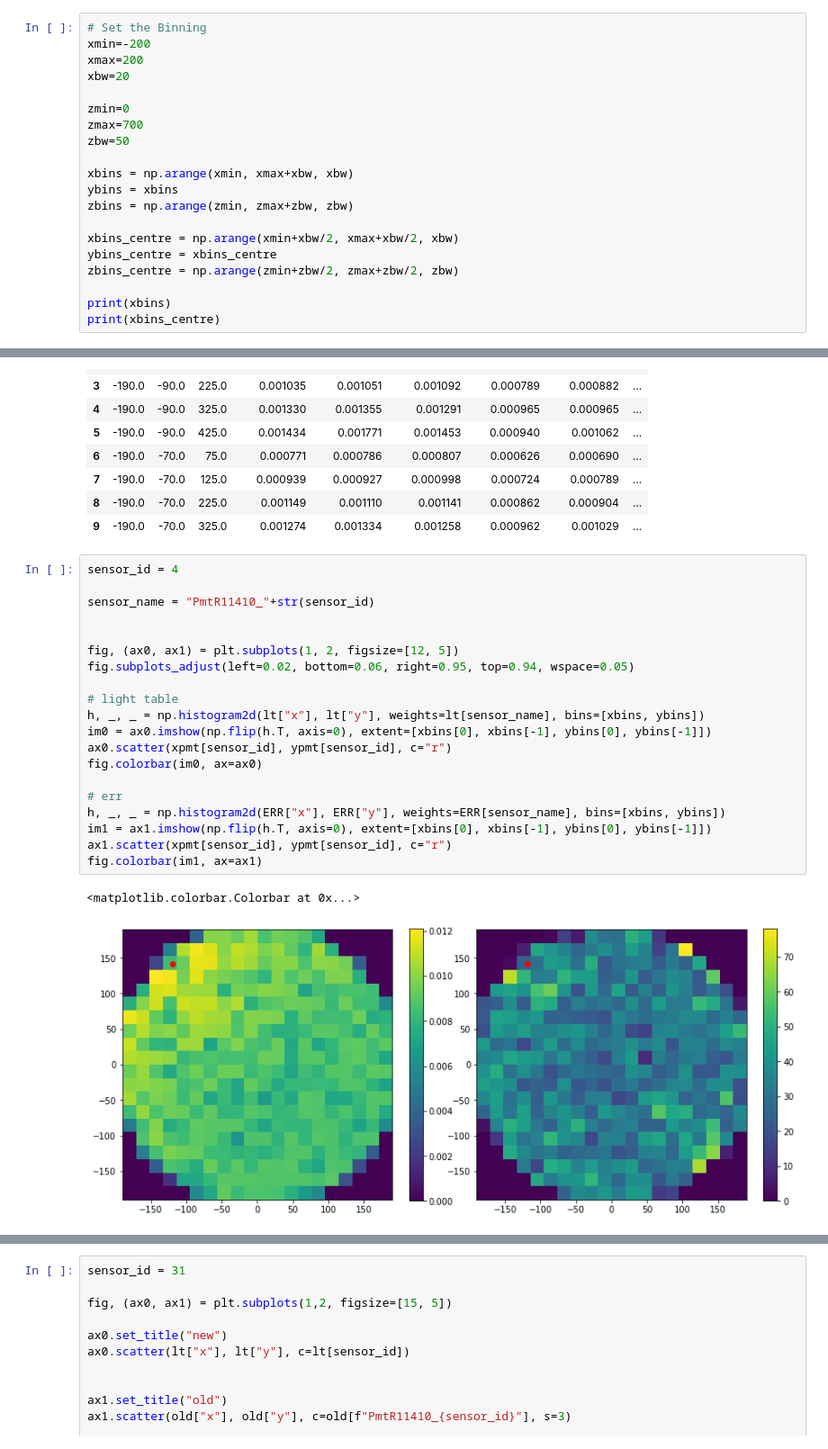
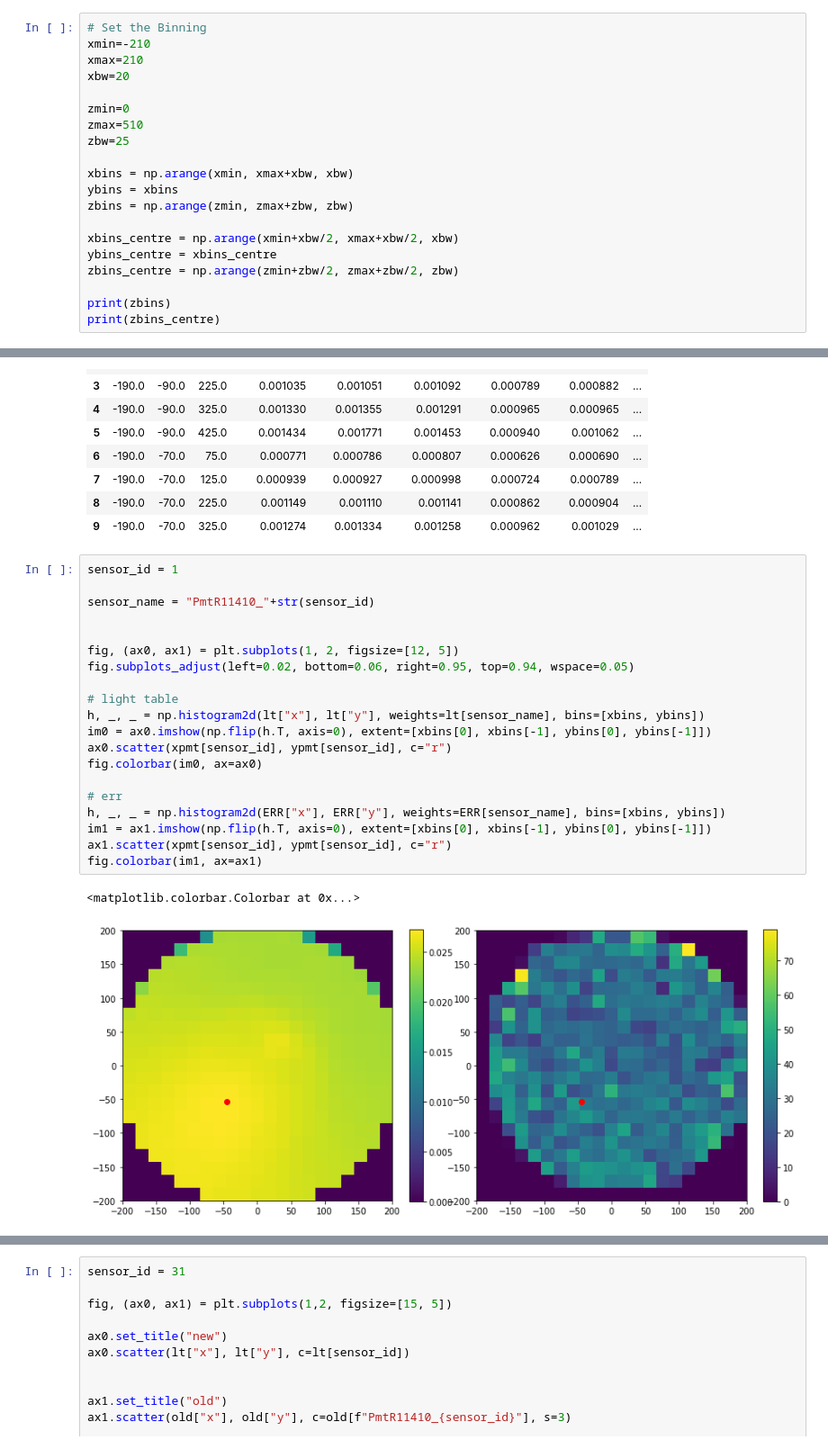
Before and after one commit to kvjmistry/LightTableGen, a Jupyter notebook: notebooks/lt_creator.ipynb, the cells around one changed output, grey strips where cells are left out. Shown: that part at 90% size. Cells and saved outputs as stored; diff of their text form.

```diff
--- a/notebooks/lt_creator.ipynb
+++ b/notebooks/lt_creator.ipynb
@@ -110,13 +110,13 @@ display(pmt_response.head(10))
 | 9 | 9 | 100 | 998 | -64.291519 | -33.851116 | 357.88855 |
 # %%
 # Set the Binning
-xmin=-200
-xmax=200
+xmin=-210
+xmax=210
 xbw=20
 
 zmin=0
-zmax=700
-zbw=50
+zmax=510
+zbw=25
 
 xbins = np.arange(xmin, xmax+xbw, xbw)
 ybins = xbins
@@ -126,6 +126,6 @@ xbins_centre = np.arange(xmin+xbw/2, xmax+xbw/2, xbw)
 ybins_centre = xbins_centre
 zbins_centre = np.arange(zmin+zbw/2, zmax+zbw/2, zbw)
 
-print(xbins)
-print(xbins_centre)
+print(zbins)
+print(zbins_centre)
 # %% [output]
@@ -413,26 +453,26 @@ display(lt.head(10))
 | 8 | -190.0 | -70.0 | 225.0 | 0.001149 | 0.001110 | 0.001141 | 0.000862 | 0.000904 | ... |
 | 9 | -190.0 | -70.0 | 325.0 | 0.001274 | 0.001334 | 0.001258 | 0.000962 | 0.001029 | ... |
 # %%
-sensor_id = 4
+sensor_id = 1
 
 sensor_name = "PmtR11410_"+str(sensor_id)
 
 
 fig, (ax0, ax1) = plt.subplots(1, 2, figsize=[12, 5])
 fig.subplots_adjust(left=0.02, bottom=0.06, right=0.95, top=0.94, wspace=0.05)
 
 # light table
 h, _, _ = np.histogram2d(lt["x"], lt["y"], weights=lt[sensor_name], bins=[xbins, ybins])
 im0 = ax0.imshow(np.flip(h.T, axis=0), extent=[xbins[0], xbins[-1], ybins[0], ybins[-1]])
 ax0.scatter(xpmt[sensor_id], ypmt[sensor_id], c="r")
 fig.colorbar(im0, ax=ax0)
 
 # err
 h, _, _ = np.histogram2d(ERR["x"], ERR["y"], weights=ERR[sensor_name], bins=[xbins, ybins])
 im1 = ax1.imshow(np.flip(h.T, axis=0), extent=[xbins[0], xbins[-1], ybins[0], ybins[-1]])
 ax1.scatter(xpmt[sensor_id], ypmt[sensor_id], c="r")
 fig.colorbar(im1, ax=ax1)
 # %% [output]
 <matplotlib.colorbar.Colorbar at 0x...>
-[figure, old version]
+[figure, new version]
 # %%
```
Also changed, not shown: parts of 12 cells of this notebook, 2 other files.
